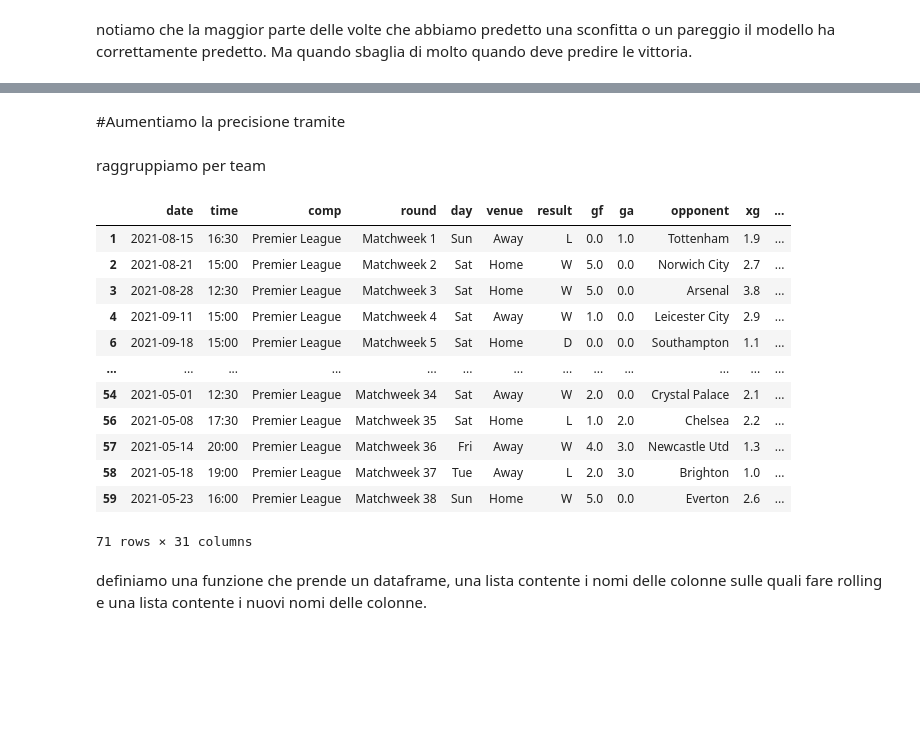
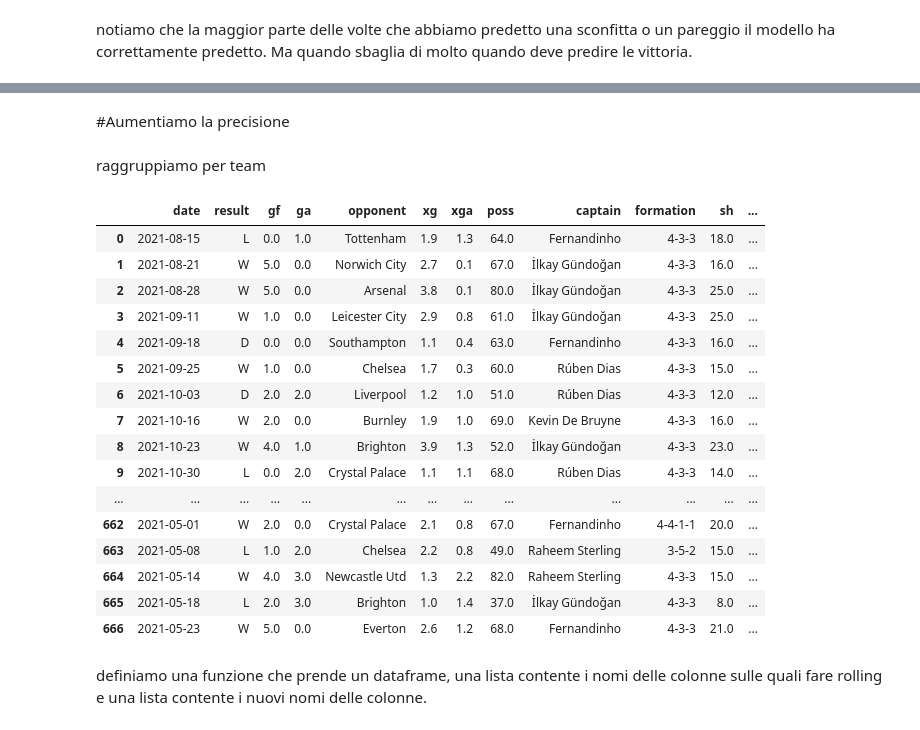
Before and after one commit to AlfonsoAnzelmo35/FootballPredictor, a Jupyter notebook: FootballPredictor.ipynb, the cells around one changed output, grey strips where cells are left out. Saved outputs shown, nothing was run; the diff lists cells and outputs as text; code cells hidden in the pictures; blank space fills up the shorter version.

```diff
--- a/FootballPredictor.ipynb
+++ b/FootballPredictor.ipynb
@@ -113,0 +112,3 @@ dtype: int64
+# %%
+matches.drop('comp', axis = 1, inplace = True)
+matches.head()
@@ -135,6 +161 @@ matches.dtypes
 dtype: object
-# %%
-# converte date da oggetto in datetime
-# ci permette di ottenere informazioni più specifiche sulla data
-matches["date"] = pd.to_datetime(matches["date"])
-matches.dtypes
@@ -160,15 +161,0 @@ dtype: object
-# %%
-#aggiunge la colonna venue_code ed inserisce valori della colonna venue in modo categorico
-#(quando si gioca in casa o fuori casa)
-matches["venue_code"] = matches["venue"].astype("category").cat.codes
-
-#aggiunge la colonna opp_code ed inserisce valori della colonna venue in modo categorico
-matches["opp_code"] = matches["opponent"].astype("category").cat.codes
-
-#aggiunge la colonna hour con solamente l'ora prendendola da time
-#magari le squadre giocano meglio ad un certo orario
-matches["hour"] = matches["time"].str.replace(":.+","", regex = True).astype("int")
-
-#aggiunge la colonna day_code ed inserisce valori della colonna date a partire del giorno della settimana in modo categorico
-# quindi lunedì è 0, martedì è 1, etc..
-matches["day_code"] = matches["date"].dt.dayofweek
@@ -199,0 +283,18 @@ matches.head()
+# %%
+#aggiunge la colonna venue_code ed inserisce valori della colonna venue in modo categorico
+#(quando si gioca in casa o fuori casa)
+data["result_code"] = data["result"].astype("category").cat.codes
+
+#aggiunge la colonna opp_code ed inserisce valori della colonna venue in modo categorico
+data["opp_code"] = data["opponent"].astype("category").cat.codes
+
+#aggiunge la colonna opp_code ed inserisce valori della colonna venue in modo categorico
+data["cap_code"] = data["captain"].astype("category").cat.codes
+
+#aggiunge la colonna opp_code ed inserisce valori della colonna venue in modo categorico
+data["team_code"] = data["team"].astype("category").cat.codes
+
+#aggiunge la colonna opp_code ed inserisce valori della colonna venue in modo categorico
+data["formation_code"] = data["formation"].astype("category").cat.codes
+
+data.head()
@@ -249,26 +378,30 @@ precision_score(test["target"],preds)
 # %% [markdown]
-#Aumentiamo la precisione tramite
+#Aumentiamo la precisione
 # %% [markdown]
 raggruppiamo per team
 # %%
-grouped_matches = matches.groupby("team")
+grouped_matches = data.groupby("team")
 
 group = grouped_matches.get_group("Manchester City")
 group
 # %% [output]
-|  | date | time | comp | round | day | venue | result | gf | ga | opponent | xg | ... |
-| 1 | 2021-08-15 | 16:30 | Premier League | Matchweek 1 | Sun | Away | L | 0.0 | 1.0 | Tottenham | 1.9 | ... |
-| 2 | 2021-08-21 | 15:00 | Premier League | Matchweek 2 | Sat | Home | W | 5.0 | 0.0 | Norwich City | 2.7 | ... |
-| 3 | 2021-08-28 | 12:30 | Premier League | Matchweek 3 | Sat | Home | W | 5.0 | 0.0 | Arsenal | 3.8 | ... |
-| 4 | 2021-09-11 | 15:00 | Premier League | Matchweek 4 | Sat | Away | W | 1.0 | 0.0 | Leicester City | 2.9 | ... |
-| 6 | 2021-09-18 | 15:00 | Premier League | Matchweek 5 | Sat | Home | D | 0.0 | 0.0 | Southampton | 1.1 | ... |
+|  | date | result | gf | ga | opponent | xg | xga | poss | captain | formation | sh | ... |
+| 0 | 2021-08-15 | L | 0.0 | 1.0 | Tottenham | 1.9 | 1.3 | 64.0 | Fernandinho | 4-3-3 | 18.0 | ... |
+| 1 | 2021-08-21 | W | 5.0 | 0.0 | Norwich City | 2.7 | 0.1 | 67.0 | İlkay Gündoğan | 4-3-3 | 16.0 | ... |
+| 2 | 2021-08-28 | W | 5.0 | 0.0 | Arsenal | 3.8 | 0.1 | 80.0 | İlkay Gündoğan | 4-3-3 | 25.0 | ... |
+| 3 | 2021-09-11 | W | 1.0 | 0.0 | Leicester City | 2.9 | 0.8 | 61.0 | İlkay Gündoğan | 4-3-3 | 25.0 | ... |
+| 4 | 2021-09-18 | D | 0.0 | 0.0 | Southampton | 1.1 | 0.4 | 63.0 | Fernandinho | 4-3-3 | 16.0 | ... |
+| 5 | 2021-09-25 | W | 1.0 | 0.0 | Chelsea | 1.7 | 0.3 | 60.0 | Rúben Dias | 4-3-3 | 15.0 | ... |
+| 6 | 2021-10-03 | D | 2.0 | 2.0 | Liverpool | 1.2 | 1.0 | 51.0 | Rúben Dias | 4-3-3 | 12.0 | ... |
+| 7 | 2021-10-16 | W | 2.0 | 0.0 | Burnley | 1.9 | 1.0 | 69.0 | Kevin De Bruyne | 4-3-3 | 16.0 | ... |
+| 8 | 2021-10-23 | W | 4.0 | 1.0 | Brighton | 3.9 | 1.3 | 52.0 | İlkay Gündoğan | 4-3-3 | 23.0 | ... |
+| 9 | 2021-10-30 | L | 0.0 | 2.0 | Crystal Palace | 1.1 | 1.1 | 68.0 | Rúben Dias | 4-3-3 | 14.0 | ... |
 | ... | ... | ... | ... | ... | ... | ... | ... | ... | ... | ... | ... | ... |
-| 54 | 2021-05-01 | 12:30 | Premier League | Matchweek 34 | Sat | Away | W | 2.0 | 0.0 | Crystal Palace | 2.1 | ... |
-| 56 | 2021-05-08 | 17:30 | Premier League | Matchweek 35 | Sat | Home | L | 1.0 | 2.0 | Chelsea | 2.2 | ... |
-| 57 | 2021-05-14 | 20:00 | Premier League | Matchweek 36 | Fri | Away | W | 4.0 | 3.0 | Newcastle Utd | 1.3 | ... |
-| 58 | 2021-05-18 | 19:00 | Premier League | Matchweek 37 | Tue | Away | L | 2.0 | 3.0 | Brighton | 1.0 | ... |
-| 59 | 2021-05-23 | 16:00 | Premier League | Matchweek 38 | Sun | Home | W | 5.0 | 0.0 | Everton | 2.6 | ... |
+| 662 | 2021-05-01 | W | 2.0 | 0.0 | Crystal Palace | 2.1 | 0.8 | 67.0 | Fernandinho | 4-4-1-1 | 20.0 | ... |
+| 663 | 2021-05-08 | L | 1.0 | 2.0 | Chelsea | 2.2 | 0.8 | 49.0 | Raheem Sterling | 3-5-2 | 15.0 | ... |
+| 664 | 2021-05-14 | W | 4.0 | 3.0 | Newcastle Utd | 1.3 | 2.2 | 82.0 | Raheem Sterling | 4-3-3 | 15.0 | ... |
+| 665 | 2021-05-18 | L | 2.0 | 3.0 | Brighton | 1.0 | 1.4 | 37.0 | İlkay Gündoğan | 4-3-3 | 8.0 | ... |
+| 666 | 2021-05-23 | W | 5.0 | 0.0 | Everton | 2.6 | 1.2 | 68.0 | Fernandinho | 4-3-3 | 21.0 | ... |
-71 rows × 31 columns
 # %% [markdown]
 definiamo una funzione che prende un dataframe, una lista contente i nomi delle colonne sulle quali fare rolling e una lista contente i nuovi nomi delle colonne.
 # %%
```
Also changed, not shown: parts of 42 cells of this notebook.
